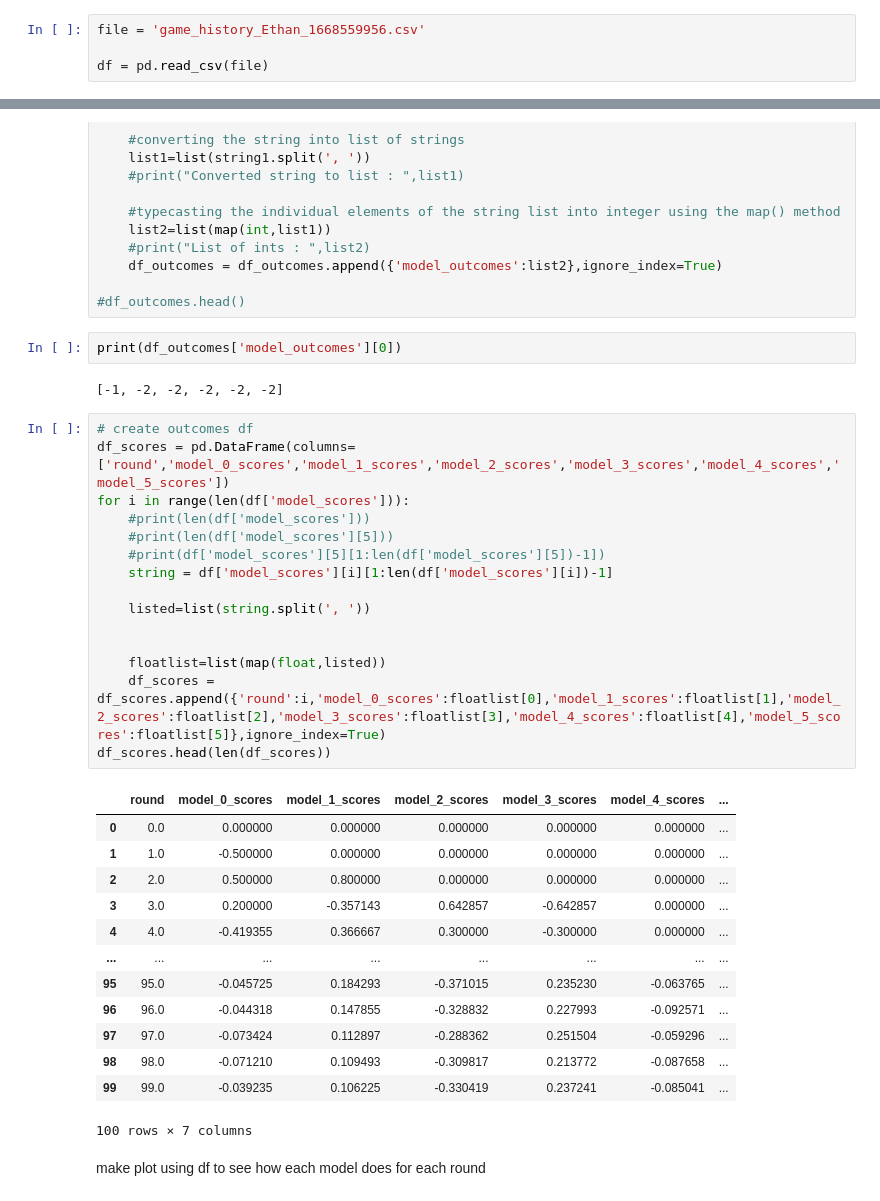
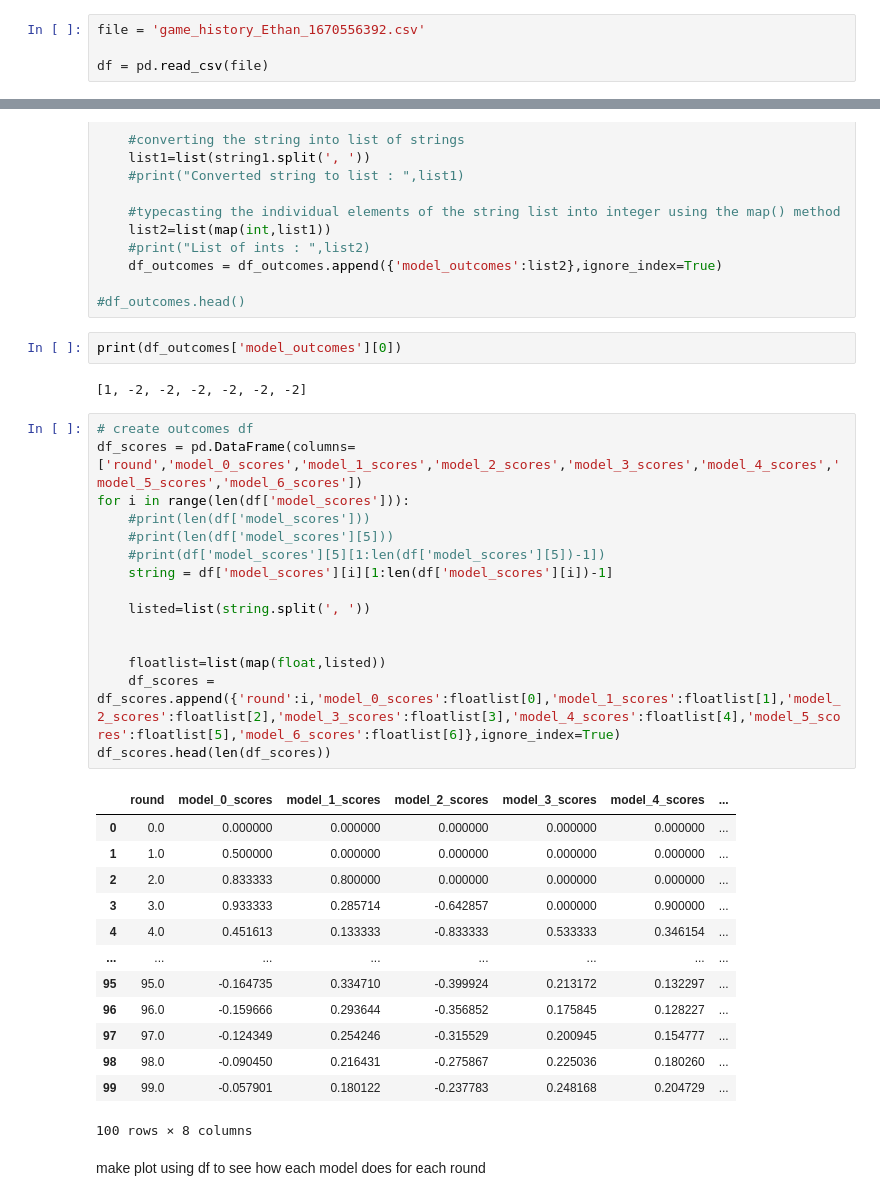
Before and after one commit to fahimi5/RockPaperScissorsML, a Jupyter notebook: RPS_Analysis.ipynb, the cells around one changed output, grey strips where cells are left out. Saved outputs shown, nothing was run; the diff lists cells and outputs as text.

Commit message:
Added model_6, an FCN, to the game

```diff
--- a/RPS_Analysis.ipynb
+++ b/RPS_Analysis.ipynb
@@ -6,7 +6,7 @@ import plotly.graph_objects as go
 # %% [markdown]
 Read in RPS data csv
 # %%
-file = 'game_history_Ethan_1668559956.csv'
+file = 'game_history_Ethan_1670556392.csv'
 
 df = pd.read_csv(file)
 # %%
@@ -45,36 +45,36 @@ for i in range(len(df['model_outcomes'])):
 # %%
 print(df_outcomes['model_outcomes'][0])
 # %% [output]
-[-1, -2, -2, -2, -2, -2]
+[1, -2, -2, -2, -2, -2, -2]
 # %%
 # create outcomes df
-df_scores = pd.DataFrame(columns=['round','model_0_scores','model_1_scores','model_2_scores','model_3_scores','model_4_scores','model_5_scores'])
+df_scores = pd.DataFrame(columns=['round','model_0_scores','model_1_scores','model_2_scores','model_3_scores','model_4_scores','model_5_scores','model_6_scores'])
 for i in range(len(df['model_scores'])):
     #print(len(df['model_scores']))
     #print(len(df['model_scores'][5]))
     #print(df['model_scores'][5][1:len(df['model_scores'][5])-1])
     string = df['model_scores'][i][1:len(df['model_scores'][i])-1]
 
     listed=list(string.split(', '))
 
 
     floatlist=list(map(float,listed))
-    df_scores = df_scores.append({'round':i,'model_0_scores':floatlist[0],'model_1_scores':floatlist[1],'model_2_scores':floatlist[2],'model_3_scores':floatlist[3],'model_4_scores':floatlist[4],'model_5_scores':floatlist[5]},ignore_index=True)
+    df_scores = df_scores.append({'round':i,'model_0_scores':floatlist[0],'model_1_scores':floatlist[1],'model_2_scores':floatlist[2],'model_3_scores':floatlist[3],'model_4_scores':floatlist[4],'model_5_scores':floatlist[5],'model_6_scores':floatlist[6]},ignore_index=True)
 df_scores.head(len(df_scores))
 # %% [output]
 |  | round | model_0_scores | model_1_scores | model_2_scores | model_3_scores | model_4_scores | ... |
 | 0 | 0.0 | 0.000000 | 0.000000 | 0.000000 | 0.000000 | 0.000000 | ... |
-| 1 | 1.0 | -0.500000 | 0.000000 | 0.000000 | 0.000000 | 0.000000 | ... |
-| 2 | 2.0 | 0.500000 | 0.800000 | 0.000000 | 0.000000 | 0.000000 | ... |
-| 3 | 3.0 | 0.200000 | -0.357143 | 0.642857 | -0.642857 | 0.000000 | ... |
-| 4 | 4.0 | -0.419355 | 0.366667 | 0.300000 | -0.300000 | 0.000000 | ... |
+| 1 | 1.0 | 0.500000 | 0.000000 | 0.000000 | 0.000000 | 0.000000 | ... |
+| 2 | 2.0 | 0.833333 | 0.800000 | 0.000000 | 0.000000 | 0.000000 | ... |
+| 3 | 3.0 | 0.933333 | 0.285714 | -0.642857 | 0.000000 | 0.900000 | ... |
+| 4 | 4.0 | 0.451613 | 0.133333 | -0.833333 | 0.533333 | 0.346154 | ... |
 | ... | ... | ... | ... | ... | ... | ... | ... |
-| 95 | 95.0 | -0.045725 | 0.184293 | -0.371015 | 0.235230 | -0.063765 | ... |
-| 96 | 96.0 | -0.044318 | 0.147855 | -0.328832 | 0.227993 | -0.092571 | ... |
-| 97 | 97.0 | -0.073424 | 0.112897 | -0.288362 | 0.251504 | -0.059296 | ... |
-| 98 | 98.0 | -0.071210 | 0.109493 | -0.309817 | 0.213772 | -0.087658 | ... |
-| 99 | 99.0 | -0.039235 | 0.106225 | -0.330419 | 0.237241 | -0.085041 | ... |
+| 95 | 95.0 | -0.164735 | 0.334710 | -0.399924 | 0.213172 | 0.132297 | ... |
+| 96 | 96.0 | -0.159666 | 0.293644 | -0.356852 | 0.175845 | 0.128227 | ... |
+| 97 | 97.0 | -0.124349 | 0.254246 | -0.315529 | 0.200945 | 0.154777 | ... |
+| 98 | 98.0 | -0.090450 | 0.216431 | -0.275867 | 0.225036 | 0.180260 | ... |
+| 99 | 99.0 | -0.057901 | 0.180122 | -0.237783 | 0.248168 | 0.204729 | ... |
-100 rows × 7 columns
+100 rows × 8 columns
 # %% [markdown]
 make plot using df to see how each model does for each round
 # %%
```
Also changed, not shown: parts of 4 cells of this notebook, 1 other file.
